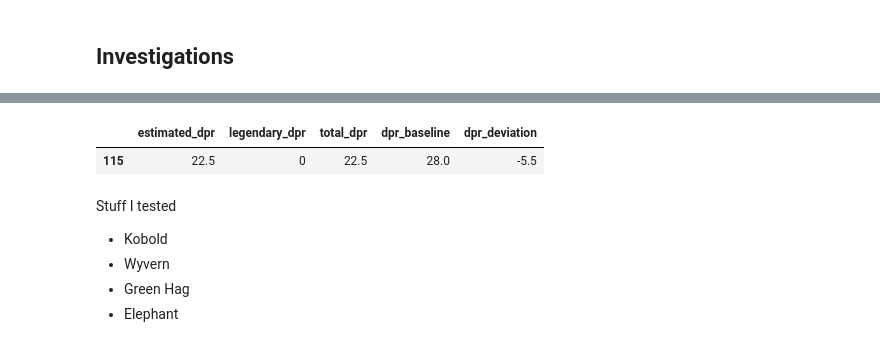
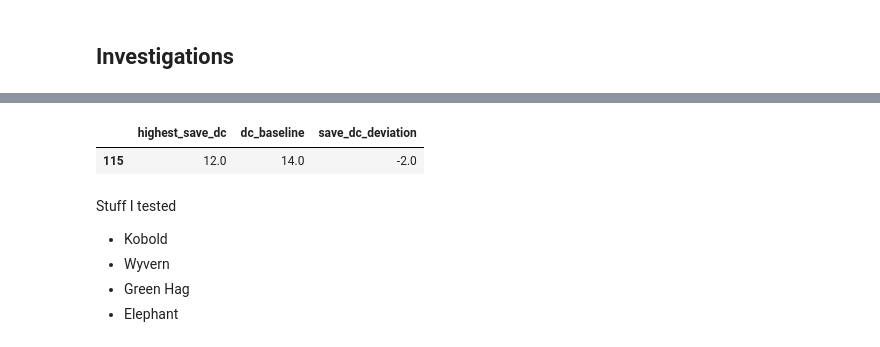
Before and after one commit to conorbarryhoke/matrix_v0, a Jupyter notebook: notebooks/three_tier_hp_model_merged.ipynb, the cells around one changed output, grey strips where cells are left out. Cells and saved outputs as stored; diff of their text form; code cells hidden in the pictures.

```diff
--- a/notebooks/three_tier_hp_model_merged.ipynb
+++ b/notebooks/three_tier_hp_model_merged.ipynb
@@ -1496,7 +1572,7 @@ PHASE2_PENALTIES_CR2 = {
     'ac_deviation': -5.0,
     'attack_deviation': -6.0,
     'dpr_deviation': -2.0,
-    'save_dc_deviation': -10.0,
+    'save_dc_deviation': -5.0,
     'has_flying': -8.0  # Fixed penalty for flying
 }
 
@@ -1603,7 +1679,7 @@ PHASE2_PENALTIES_CR3 = {
     'ac_deviation': -7.0,
     'attack_deviation': -8.0,
     'dpr_deviation': -2.5,
-    'save_dc_deviation': -12.0,
+    'save_dc_deviation': -6.0,
     'has_flying': -10.0  # Fixed penalty for flying
 }
 
@@ -1717,7 +1793,7 @@ PHASE2_PENALTIES_CR4 = {
     'ac_deviation': -9.0,
     'attack_deviation': -10.0,
     'dpr_deviation': -3.0,
-    'save_dc_deviation': -15.0,
+    'save_dc_deviation': -7.5,
     'has_flying': -12.0  # Fixed penalty for flying
 }
 
@@ -1824,7 +1900,7 @@ PHASE2_PENALTIES_CR5 = {
     'ac_deviation': -12.0,
     'attack_deviation': -13.0,
     'dpr_deviation': -4.0,
-    'save_dc_deviation': -18.0,
+    'save_dc_deviation': -9.0,
     'has_flying': -15.0  # Fixed penalty for flying
 }
 
@@ -3047,10 +3123,10 @@ PHASE 1: CR BASELINE
 ================================================================================
 # %%
 _creature_index = export_df[export_df['Name']=='Elephant'].index
-export_df.loc[_creature_index, [c for c in export_df.columns if 'dpr' in c]]
+export_df.loc[_creature_index, [c for c in export_df.columns if 'dc' in c]]
 # %% [output]
-|  | estimated_dpr | legendary_dpr | total_dpr | dpr_baseline | dpr_deviation |
-| 115 | 22.5 | 0 | 22.5 | 28.0 | -5.5 |
+|  | highest_save_dc | dc_baseline | save_dc_deviation |
+| 115 | 12.0 | 14.0 | -2.0 |
 # %% [markdown]
 Stuff I tested
 * Kobold
```
Also changed, not shown: parts of 15 cells of this notebook, 10 other files.
